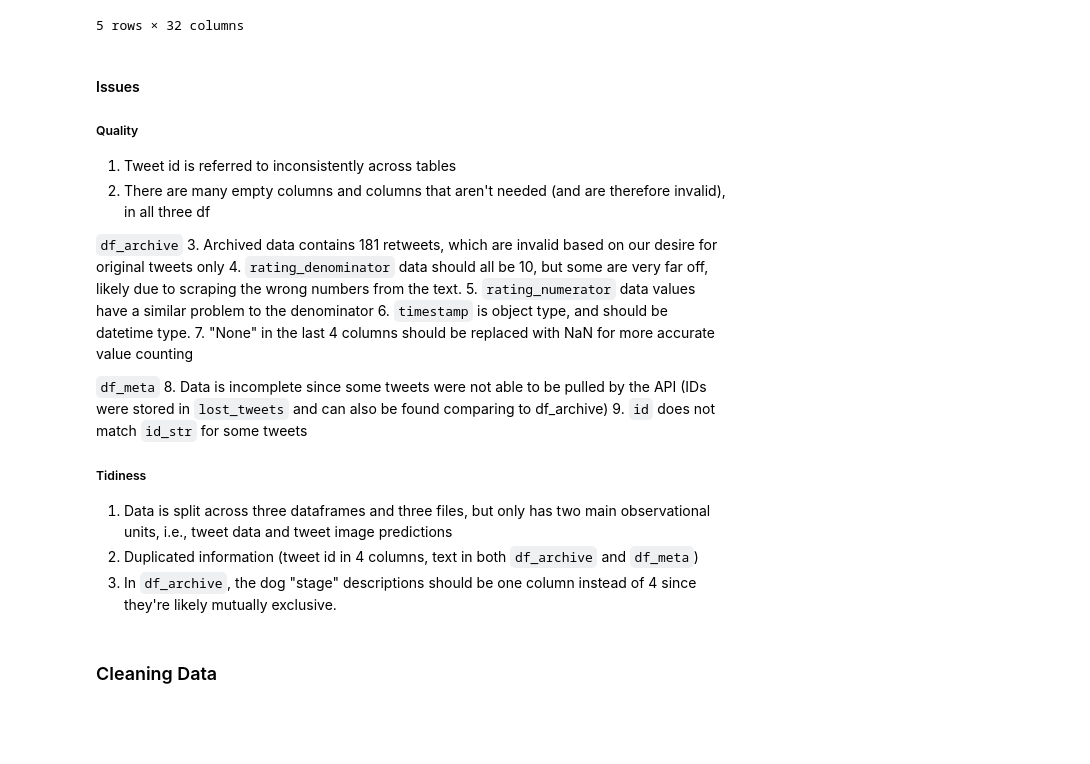
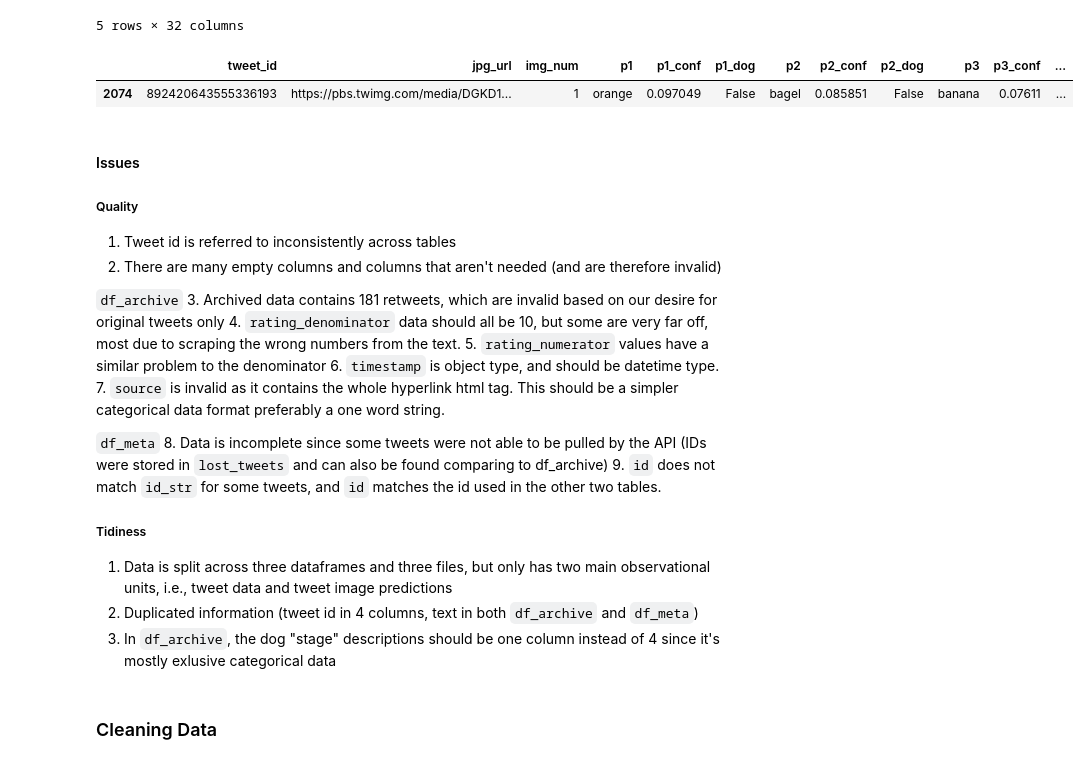
Before and after one commit to shwangelmer/udacityDANDproject5, a Jupyter notebook: wrangle_act.ipynb, the cells around one changed output. Cells and saved outputs as stored; diff of their text form; code cells hidden in the pictures; blank space fills up the shorter version.

```diff
--- a/wrangle_act.ipynb
+++ b/wrangle_act.ipynb
@@ -226,29 +245,35 @@ df_meta.head()
 | 3 | 2017-07-30 15:58:51+00:00 | 891689557279858688 | 891689557279858688 | This is Darla. She commenced a sn... | False | [0, 79] | {'hashtags': [], 'symbols': [], '... | {'media': [{'id': 891689552724799... | ... |
 | 4 | 2017-07-29 16:00:24+00:00 | 891327558926688256 | 891327558926688256 | This is Franklin. He would like y... | False | [0, 138] | {'hashtags': [{'text': 'BarkWeek'... | {'media': [{'id': 891327551943041... | ... |
 5 rows × 32 columns
+# %%
+#investigating id vs id_str
+df_predict[df_predict.tweet_id == 892420643555336193]
+# %% [output]
+|  | tweet_id | jpg_url | img_num | p1 | p1_conf | p1_dog | p2 | p2_conf | p2_dog | p3 | p3_conf | ... |
+| 2074 | 892420643555336193 | https://pbs.twimg.com/media/DGKD1... | 1 | orange | 0.097049 | False | bagel | 0.085851 | False | banana | 0.07611 | ... |
 # %% [markdown]
 #### Issues
 
 ##### Quality
 
 1. Tweet id is referred to inconsistently across tables
-2. There are many empty columns and columns that aren't needed (and are therefore invalid), in all three df
+2. There are many empty columns and columns that aren't needed (and are therefore invalid)
 
 `df_archive`
 3. Archived data contains 181 retweets, which are invalid based on our desire for original tweets only
-4. `rating_denominator` data should all be 10, but some are very far off, likely due to scraping the wrong numbers from the text.
-5. `rating_numerator` data values have a similar problem to the denominator
+4. `rating_denominator` data should all be 10, but some are very far off, most due to scraping the wrong numbers from the text.
+5. `rating_numerator` values have a similar problem to the denominator
 6. `timestamp` is object type, and should be datetime type.
-7. "None" in the last 4 columns should be replaced with NaN for more accurate value counting
+7. `source` is invalid as it contains the whole hyperlink html tag. This should be a simpler categorical data format preferably a one word string.
 
 `df_meta`
 8. Data is incomplete since some tweets were not able to be pulled by the API (IDs were stored in `lost_tweets` and can also be found comparing to df_archive)
-9. `id` does not match `id_str` for some tweets
+9. `id` does not match `id_str` for some tweets, and `id` matches the id used in the other two tables.
 
 ##### Tidiness
 1. Data is split across three dataframes and three files, but only has two main observational units, i.e., tweet data and tweet image predictions
 2. Duplicated information (tweet id in 4 columns, text in both `df_archive` and `df_meta`)
-3. In `df_archive`, the dog "stage" descriptions should be one column instead of 4 since they're likely mutually exclusive.
+3. In `df_archive`, the dog "stage" descriptions should be one column instead of 4 since it's mostly exlusive categorical data
 # %% [markdown]
 <a id='clean'></a>
 ### Cleaning Data
```
Also changed, not shown: parts of 50 cells of this notebook.
